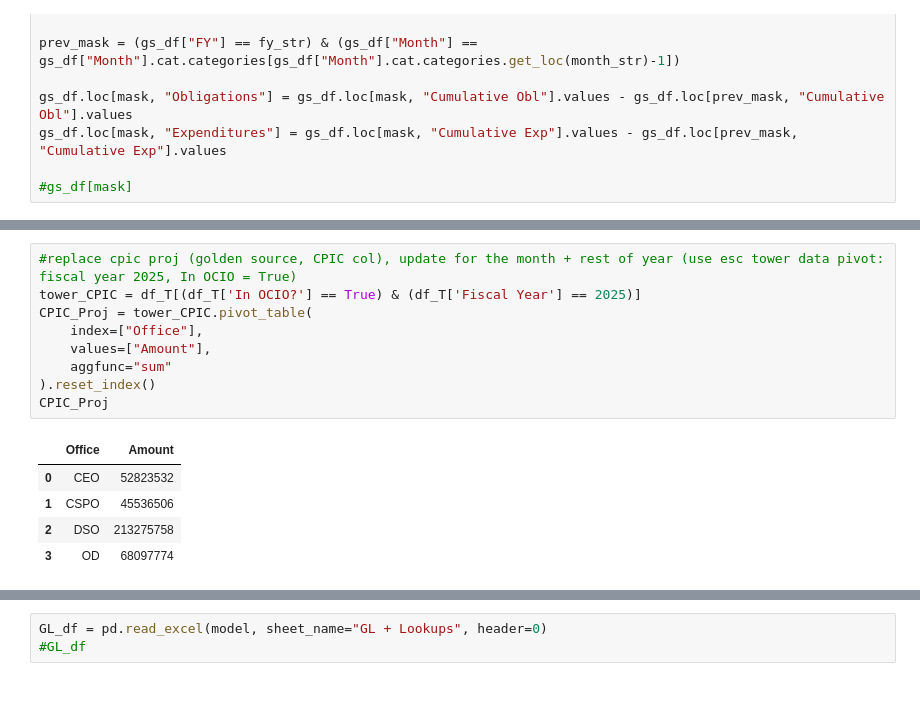
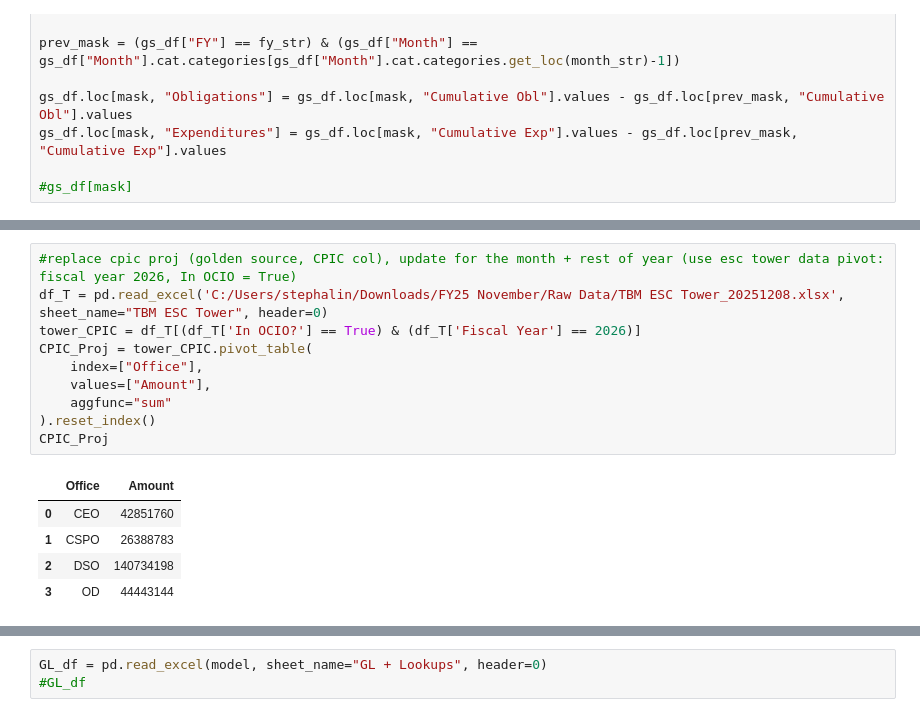
Before and after one commit to notanaccount475/analyticsscripts, a Jupyter notebook: Data Refresh.ipynb, the cells around one changed output, grey strips where cells are left out. Drawn from its saved outputs; the diff is of its cells as text.

```diff
--- a/Data Refresh.ipynb
+++ b/Data Refresh.ipynb
@@ -678,18 +613,19 @@ gs_df[after_mask]
 # %%
-#replace cpic proj (golden source, CPIC col), update for the month + rest of year (use esc tower data pivot: fiscal year 2025, In OCIO = True)
-tower_CPIC = df_T[(df_T['In OCIO?'] == True) & (df_T['Fiscal Year'] == 2025)]
+#replace cpic proj (golden source, CPIC col), update for the month + rest of year (use esc tower data pivot: fiscal year 2026, In OCIO = True)
+df_T = pd.read_excel('C:/Users/stephalin/Downloads/FY25 November/Raw Data/TBM ESC Tower_20251208.xlsx', sheet_name="TBM ESC Tower", header=0)
+tower_CPIC = df_T[(df_T['In OCIO?'] == True) & (df_T['Fiscal Year'] == 2026)]
 CPIC_Proj = tower_CPIC.pivot_table(
     index=["Office"],
     values=["Amount"],
     aggfunc="sum"
 ).reset_index()
 CPIC_Proj
 # %% [output]
 |  | Office | Amount |
-| 0 | CEO | 52823532 |
-| 1 | CSPO | 45536506 |
-| 2 | DSO | 213275758 |
-| 3 | OD | 68097774 |
+| 0 | CEO | 42851760 |
+| 1 | CSPO | 26388783 |
+| 2 | DSO | 140734198 |
+| 3 | OD | 44443144 |
 # %%
 gs_df["Month"] = pd.Categorical(gs_df["Month"], categories=months_order, ordered=True)
 
```
Also changed, not shown: parts of 52 cells of this notebook, 1 other file.
